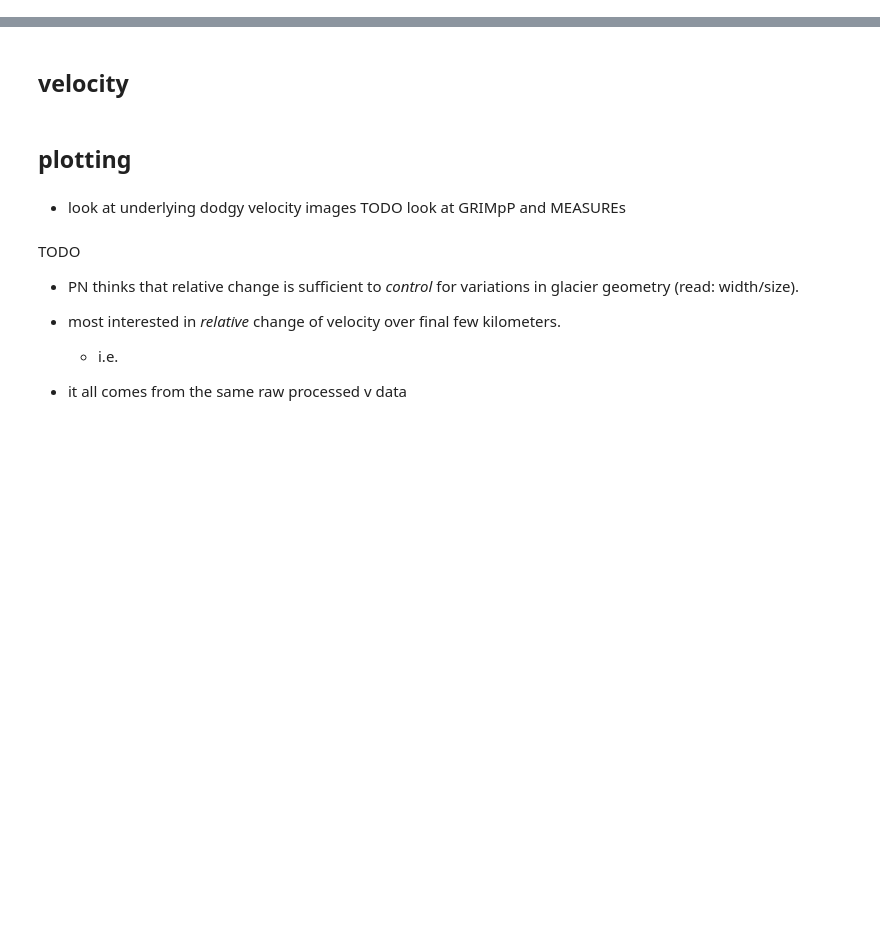
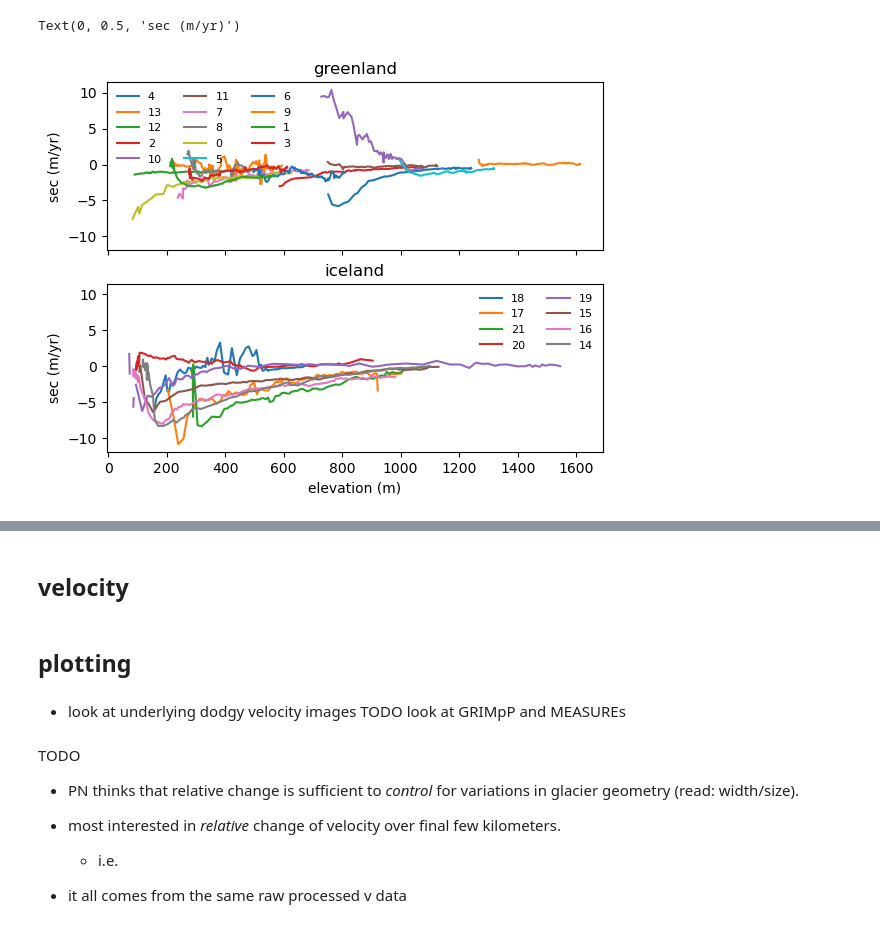
Before and after one commit to tlohde/lake-terminating-glaciers, a Jupyter notebook: src/scratchpad.ipynb, the cells around one changed output, grey strips where cells are left out. Cells and saved outputs as stored; diff of their text form; code cells hidden in the pictures; blank space fills up the shorter version.

```diff
--- a/src/scratchpad.ipynb
+++ b/src/scratchpad.ipynb
@@ -39,3 +29,38 @@ prj = ccrs.Stereographic(
     central_longitude=-45,
     true_scale_latitude=70
 )
+# %%
+fig, axs = plt.subplot_mosaic([['greenland'],['iceland']], sharex=True, sharey=True)
+
+directory = '../data/id5_-226289x_-2968847y/'
+for directory in glob('../data/id*'):
+    id = directory.split('id')[1].split('_')[0]
+
+    centreline_filepath = glob('*.geojson', root_dir=directory)
+    gdf = gpd.read_file(os.path.join(directory, centreline_filepath[0]))
+    where = gdf.loc[0, 'where']
+
+    sec_filepath = glob('sec.zarr', root_dir=directory)
+    sec_filepath = os.path.join(directory, sec_filepath[0])
+    z_filepath = glob('stacked*', root_dir=directory)
+    z_filepath = os.path.join(directory, z_filepath[0])
+
+    sec_along_line = sample_sec_along_line(sec_filepath)
+    z_along_line = sample_sec_along_line(z_filepath, var='z')
+    merged = xr.merge([sec_along_line.sel(result='slope').drop_vars('spatial_ref'),
+                    z_along_line.median(dim='time')])
+
+    merged[['z', 'sec']].to_dataframe().sort_values(by='z').plot(x='z', y='sec', label=id, ax=axs[where])
+
+axs['greenland'].legend(fontsize=8, ncols=3, frameon=False, loc='upper right')
+axs['iceland'].legend(fontsize=8, ncols=2, frameon=False)
+
+axs['greenland'].set_title('greenland')
+axs['iceland'].set_title('iceland')
+
+axs['iceland'].set_xlabel('elevation (m)')
+axs['iceland'].set_ylabel('sec (m/yr)')
+axs['greenland'].set_ylabel('sec (m/yr)')
+# %% [output]
+Text(0, 0.5, 'sec (m/yr)')
+[figure, added]
```
Also changed, not shown: parts of 15 cells of this notebook, 4 other files.
